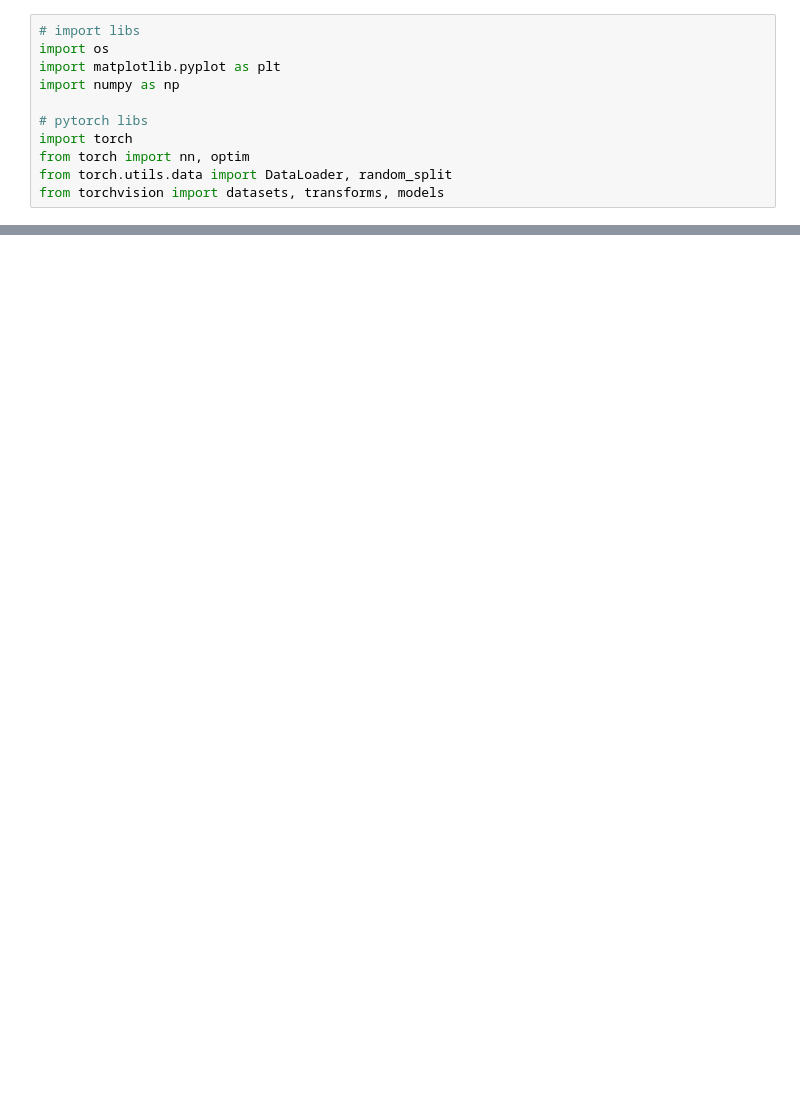
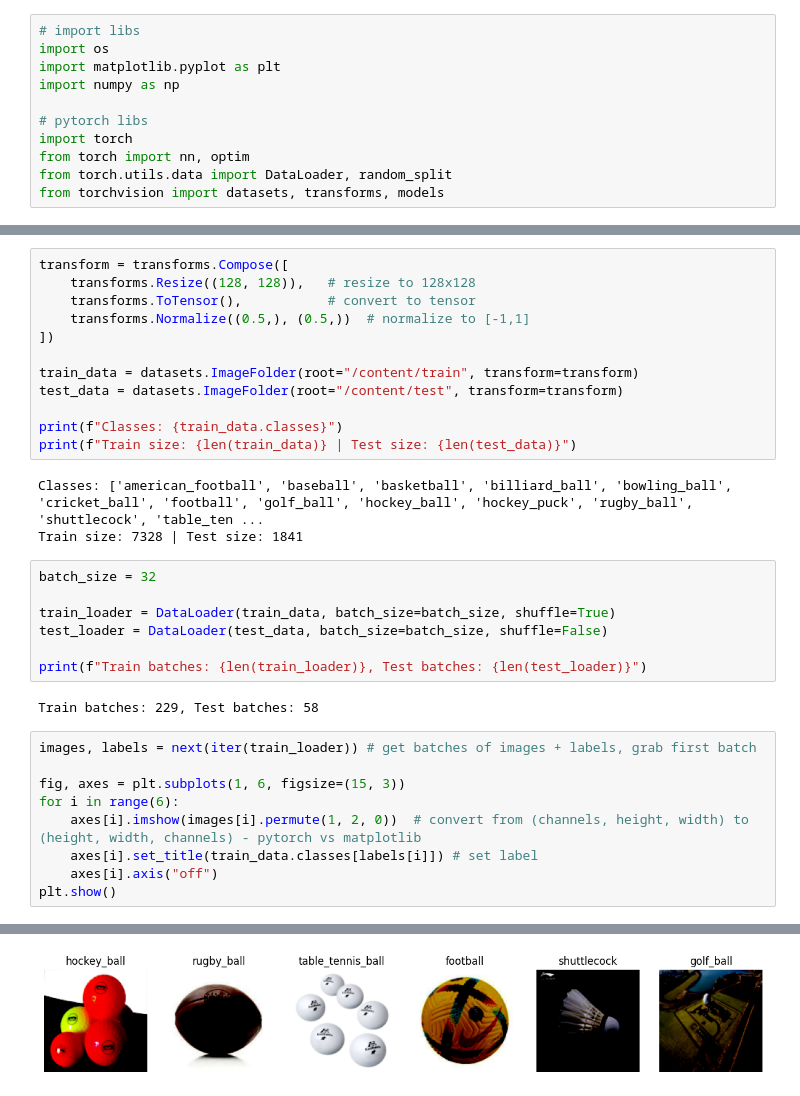
Before and after one commit to jessicayuan1/ai-skill-showcase, a Jupyter notebook: matthew_showcase.ipynb, the cells around one changed output, grey strips where cells are left out. Drawn from its saved outputs; the diff is of its cells as text; blank space fills up the shorter version.

Commit message:
add dataset loading, preprocessing, CNN model definition

```diff
--- a/matthew_showcase.ipynb
+++ b/matthew_showcase.ipynb
@@ -18,0 +38,34 @@ uploaded = files.upload()  # This will let you select the zip file from your com
+# %%
+transform = transforms.Compose([
+    transforms.Resize((128, 128)),   # resize to 128x128
+    transforms.ToTensor(),           # convert to tensor
+    transforms.Normalize((0.5,), (0.5,))  # normalize to [-1,1]
+])
+
+train_data = datasets.ImageFolder(root="/content/train", transform=transform)
+test_data = datasets.ImageFolder(root="/content/test", transform=transform)
+
+print(f"Classes: {train_data.classes}")
+print(f"Train size: {len(train_data)} | Test size: {len(test_data)}")
+# %% [output]
+Classes: ['american_football', 'baseball', 'basketball', 'billiard_ball', 'bowling_ball', 'cricket_ball', 'football', 'golf_ball', 'hockey_ball', 'hockey_puck', 'rugby_ball', 'shuttlecock', 'table_ten ...
+Train size: 7328 | Test size: 1841
+# %%
+batch_size = 32
+
+train_loader = DataLoader(train_data, batch_size=batch_size, shuffle=True)
+test_loader = DataLoader(test_data, batch_size=batch_size, shuffle=False)
+
+print(f"Train batches: {len(train_loader)}, Test batches: {len(test_loader)}")
+# %% [output]
+Train batches: 229, Test batches: 58
+# %%
+images, labels = next(iter(train_loader)) # get batches of images + labels, grab first batch
+
+fig, axes = plt.subplots(1, 6, figsize=(15, 3))
+for i in range(6):
+    axes[i].imshow(images[i].permute(1, 2, 0))  # convert from (channels, height, width) to (height, width, channels) - pytorch vs matplotlib
+    axes[i].set_title(train_data.classes[labels[i]]) # set label
+    axes[i].axis("off")
+plt.show()
+# %% [output]
@@ -18,0 +78 @@ uploaded = files.upload()  # This will let you select the zip file from your com
+[figure, added]
```
Also changed, not shown: parts of 6 cells of this notebook.
